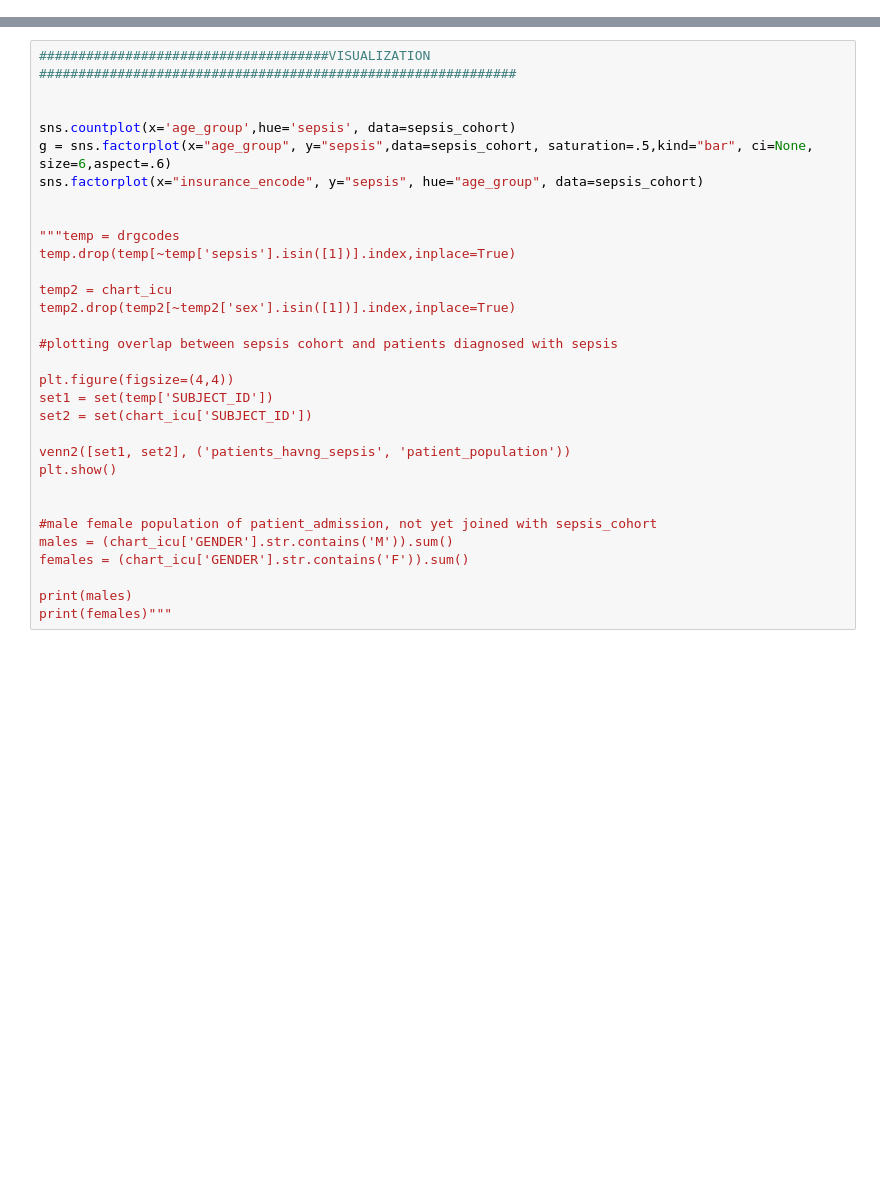
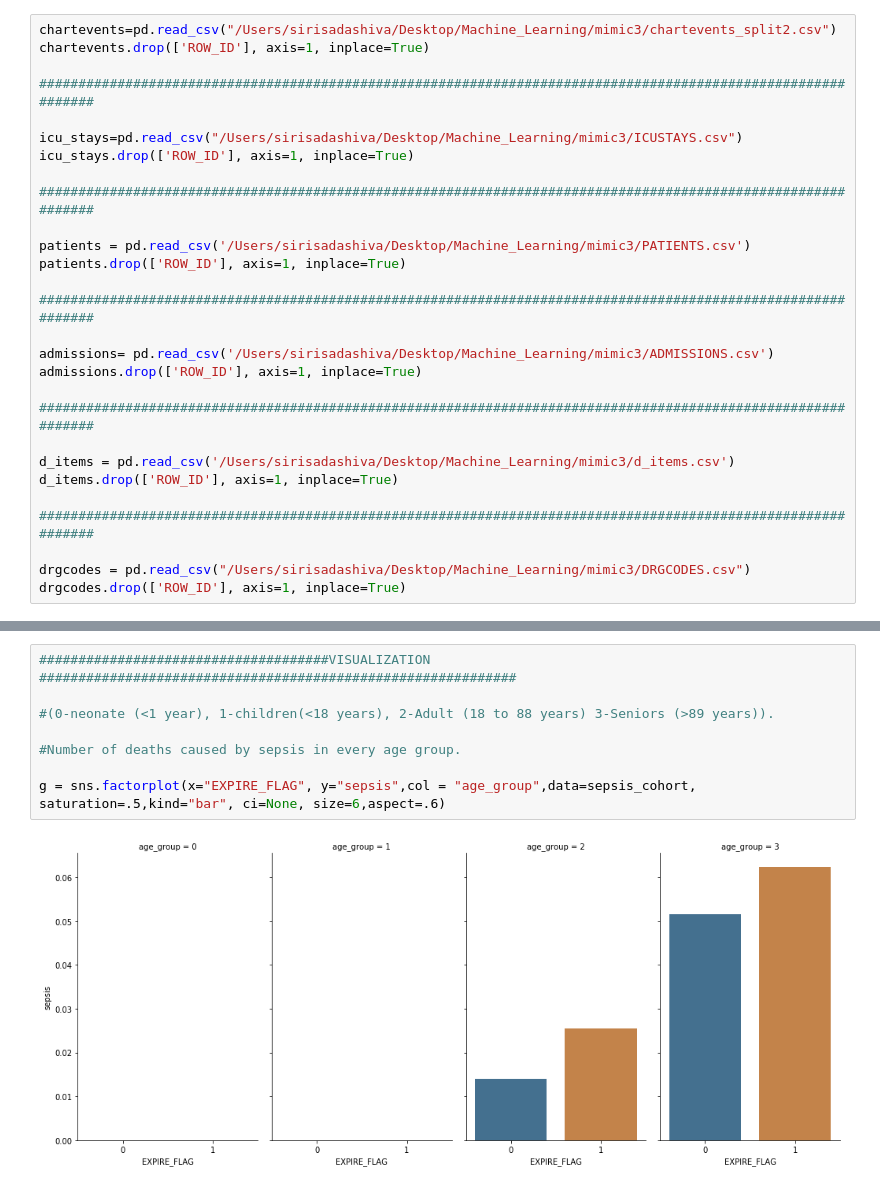
Before and after one commit to kiruthiga1390/sepsis_prediction, a Jupyter notebook: sepsis_prediction.ipynb, the cells around one changed output, grey strips where cells are left out. Cells and saved outputs as stored; diff of their text form; blank space fills up the shorter version.

```diff
--- a/sepsis_prediction.ipynb
+++ b/sepsis_prediction.ipynb
@@ -116,0 +593,28 @@ patient_admission.drop(['ETHNICITY','MARITAL_STATUS'], axis=1, inplace=True)
+# %%
+chartevents=pd.read_csv("/Users/sirisadashiva/Desktop/Machine_Learning/mimic3/chartevents_split2.csv")
+chartevents.drop(['ROW_ID'], axis=1, inplace=True)
+
+##############################################################################################################
+
+icu_stays=pd.read_csv("/Users/sirisadashiva/Desktop/Machine_Learning/mimic3/ICUSTAYS.csv")
+icu_stays.drop(['ROW_ID'], axis=1, inplace=True)
+
+##############################################################################################################
+
+patients = pd.read_csv('/Users/sirisadashiva/Desktop/Machine_Learning/mimic3/PATIENTS.csv')
+patients.drop(['ROW_ID'], axis=1, inplace=True)
+
+##############################################################################################################
+
+admissions= pd.read_csv('/Users/sirisadashiva/Desktop/Machine_Learning/mimic3/ADMISSIONS.csv')
+admissions.drop(['ROW_ID'], axis=1, inplace=True)
+
+##############################################################################################################
+
+d_items = pd.read_csv('/Users/sirisadashiva/Desktop/Machine_Learning/mimic3/d_items.csv')
+d_items.drop(['ROW_ID'], axis=1, inplace=True)
+
+##############################################################################################################
+
+drgcodes = pd.read_csv("/Users/sirisadashiva/Desktop/Machine_Learning/mimic3/DRGCODES.csv")
+drgcodes.drop(['ROW_ID'], axis=1, inplace=True)
@@ -253,34 +796,13 @@ sepsis_cohort['AB_ITEMID'] = sepsis_cohort['AB_ITEMID'].apply(lambda x: x if x >
 sepsis_cohort['DILUTION_VALUE'] = sepsis_cohort['DILUTION_VALUE'].apply(lambda x: x if x >=0 else -1)
 sepsis_cohort['ITEMID'] = sepsis_cohort['DILUTION_VALUE'].apply(lambda x: x if x >=0 else -1)
 sepsis_cohort['CGID'] = sepsis_cohort['DILUTION_VALUE'].apply(lambda x: x if x >=0 else -1)
-# %%
-#####################################VISUALIZATION #############################################################
-
-
-sns.countplot(x='age_group',hue='sepsis', data=sepsis_cohort)
-g = sns.factorplot(x="age_group", y="sepsis",data=sepsis_cohort, saturation=.5,kind="bar", ci=None, size=6,aspect=.6)
-sns.factorplot(x="insurance_encode", y="sepsis", hue="age_group", data=sepsis_cohort)
-
-
-"""temp = drgcodes
-temp.drop(temp[~temp['sepsis'].isin([1])].index,inplace=True)
-
-temp2 = chart_icu
-temp2.drop(temp2[~temp2['sex'].isin([1])].index,inplace=True)
-
-#plotting overlap between sepsis cohort and patients diagnosed with sepsis
-
-plt.figure(figsize=(4,4))
-set1 = set(temp['SUBJECT_ID'])
-set2 = set(chart_icu['SUBJECT_ID'])
-
-venn2([set1, set2], ('patients_havng_sepsis', 'patient_population'))
-plt.show()
-
-
-#male female population of patient_admission, not yet joined with sepsis_cohort
-males = (chart_icu['GENDER'].str.contains('M')).sum()
-females = (chart_icu['GENDER'].str.contains('F')).sum()
-
-print(males)
-print(females)"""
+# %%
+#####################################VISUALIZATION #############################################################
+
+#(0-neonate (<1 year), 1-children(<18 years), 2-Adult (18 to 88 years) 3-Seniors (>89 years)).
+
+#Number of deaths caused by sepsis in every age group.
+
+g = sns.factorplot(x="EXPIRE_FLAG", y="sepsis",col = "age_group",data=sepsis_cohort, saturation=.5,kind="bar", ci=None, size=6,aspect=.6)
+# %% [output]
+[figure, added]
```
Also changed, not shown: parts of 25 cells of this notebook.
